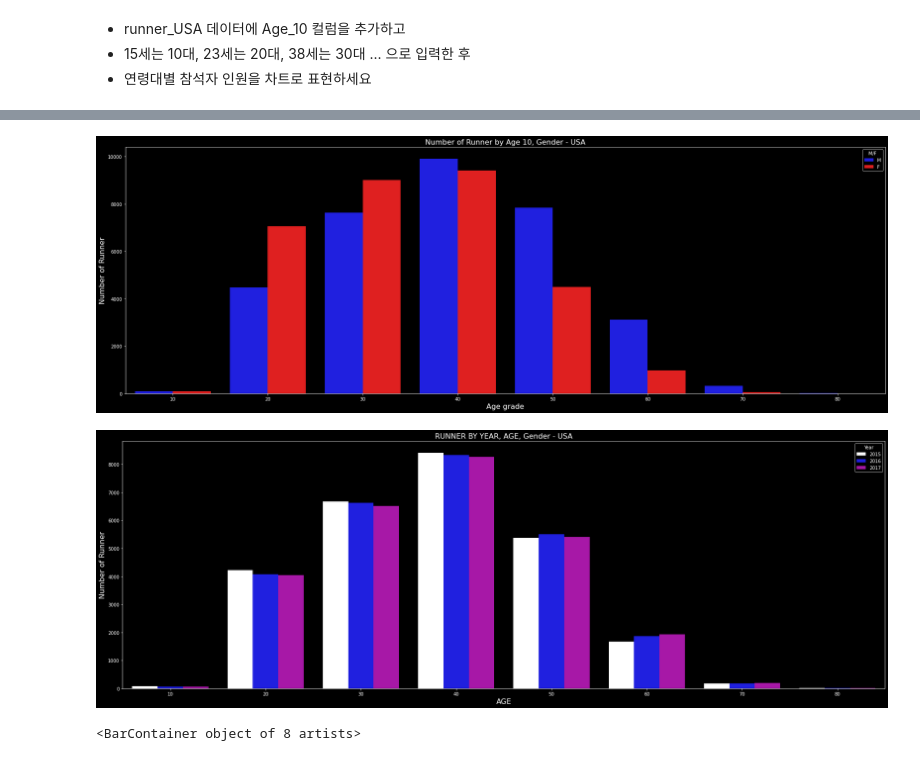
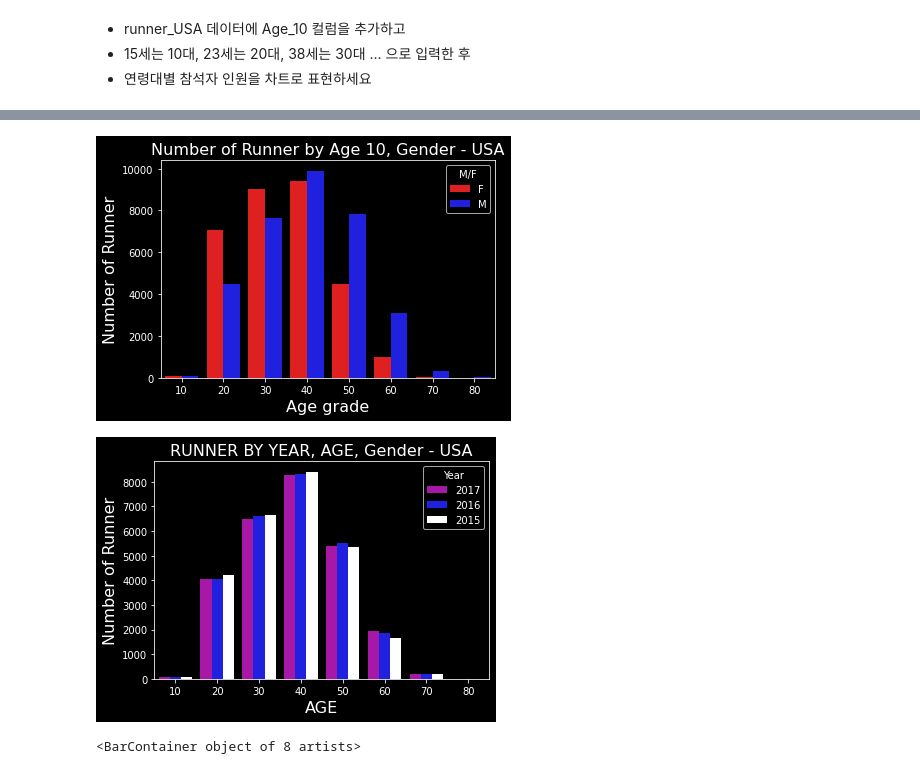
Before and after one commit to Junohera/PythonBasic2021, a Jupyter notebook: 02_DataAnalysis/07_Chart01_Bar.ipynb, the cells around one changed output, grey strips where cells are left out. Cells and saved outputs as stored; diff of their text form; code cells hidden in the pictures.

```diff
--- a/02_DataAnalysis/07_Chart01_Bar.ipynb
+++ b/02_DataAnalysis/07_Chart01_Bar.ipynb
@@ -6,3 +6,5 @@ pd.options.display.max_columns = 25
 
 marathonDf = pd.read_csv('./marathon/marathon_merge[2015~2017].csv')
 marathonDf.shape
+
+font = {'size': 16, 'color': 'white'}
@@ -87,13 +83,19 @@ See the caveats in the documentation: https://pandas.pydata.org/pandas-docs/stab
 # %%
-plt.figure(figsize=(30, 10))
-runner_Age_10 = sns.countplot('Age_10', data=runner_USA, hue='M/F', palette={'M':'b', 'F':'r'})
+# print(runner_USA.groupby(by=['Age_10', 'M/F'])[['M/F']].count()) # 표 그리기전 데이터 검증
+runner_Age_10 = sns.countplot(
+    'Age_10'
+    , data=runner_USA
+    , hue='M/F'
+    , hue_order=['F', 'M']
+    , palette={'M':'b', 'F':'r'}
+)
 
-runner_Age_10.set_title("Number of Runner by Age 10, Gender - USA", fontdict={'size': 16, 'color': 'white'})
-runner_Age_10.set_xlabel("Age grade", fontdict={'size': 16, 'color': 'white'})
-runner_Age_10.set_ylabel('Number of Runner', fontdict={'size': 16, 'color': 'white'})
+runner_Age_10.set_title("Number of Runner by Age 10, Gender - USA", fontdict=font)
+runner_Age_10.set_xlabel("Age grade", fontdict=font)
+runner_Age_10.set_ylabel('Number of Runner', fontdict=font)
 
 plt.show()
 # %% [output]
-[figure, old version]
+[figure, new version]
 # %%
 # 연도별 - 연령대별 참가자 인원수 차트 표시
@@ -107,15 +106,19 @@ runner_by_year_age['Age_10'] = (runner_by_year_age['Age'] // 10) * 10
 # %%
-plt.figure(figsize=(30, 10))
-runner_by_year_age_groupby_graph = sns.countplot('Age_10', data=runner_by_year_age, hue='Year', palette={2015:'w', 2016:'b', 2017:'m'})
+runner_by_year_age_groupby_graph = sns.countplot(
+    'Age_10'
+    , data=runner_by_year_age
+    , hue='Year'
+    , hue_order=[2017, 2016, 2015]
+    , palette={2015:'w', 2016:'b', 2017:'m'}
+)
 
-# 제목
-runner_by_year_age_groupby_graph.set_title("RUNNER BY YEAR, AGE, Gender - USA", fontdict={'size': 16})
-runner_by_year_age_groupby_graph.set_xlabel("AGE", fontdict={'size': 16})
-runner_by_year_age_groupby_graph.set_ylabel('Number of Runner', fontdict={'size': 16})
+runner_by_year_age_groupby_graph.set_title("RUNNER BY YEAR, AGE, Gender - USA", fontdict=font)
+runner_by_year_age_groupby_graph.set_xlabel("AGE", fontdict=font)
+runner_by_year_age_groupby_graph.set_ylabel('Number of Runner', fontdict=font)
 
 plt.show()
 # %% [output]
-[figure, old version]
+[figure, new version]
 # %%
 tg = runner_USA.groupby('Age_10')['Name'].count()
 label = ['10', '20', '30', '40', '50', '60', '70', '80']
```
Also changed, not shown: parts of 4 cells of this notebook, 4 other files.
